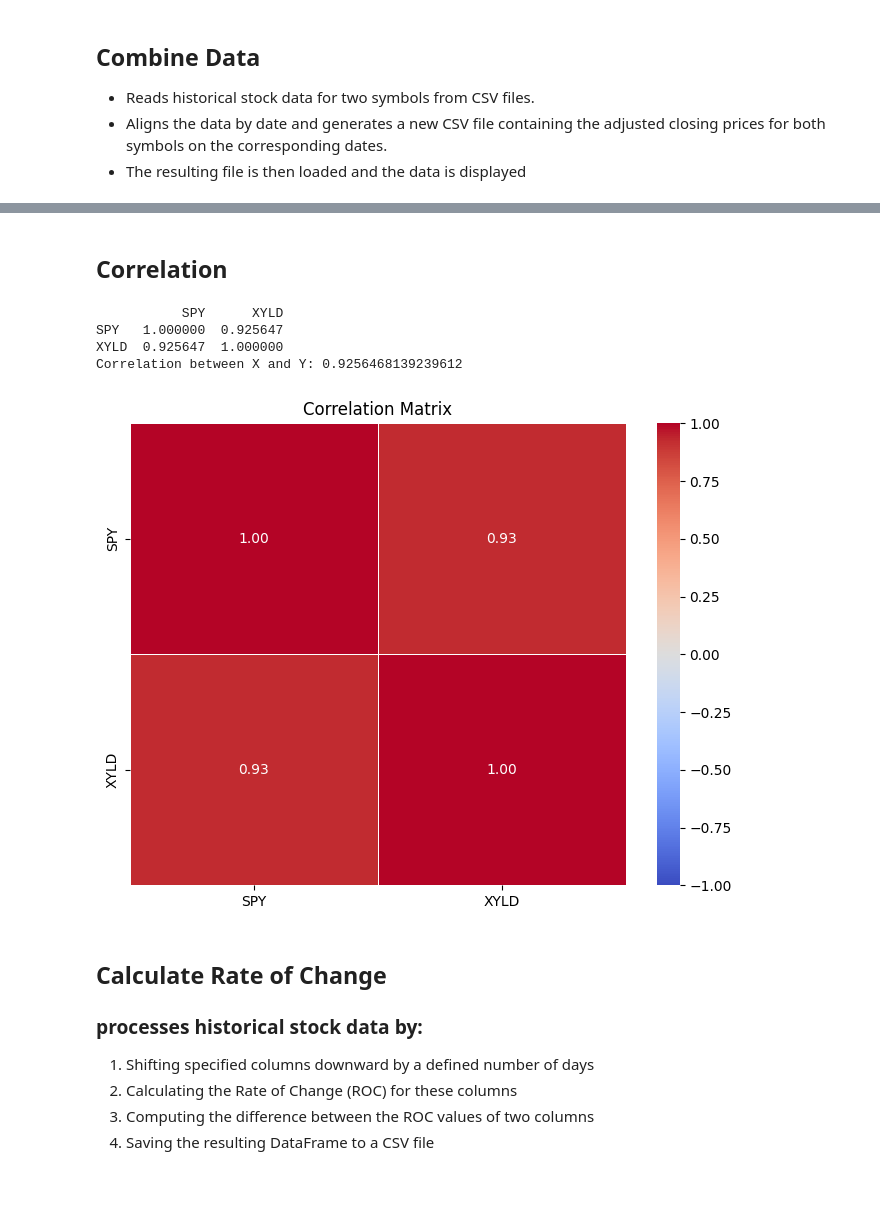
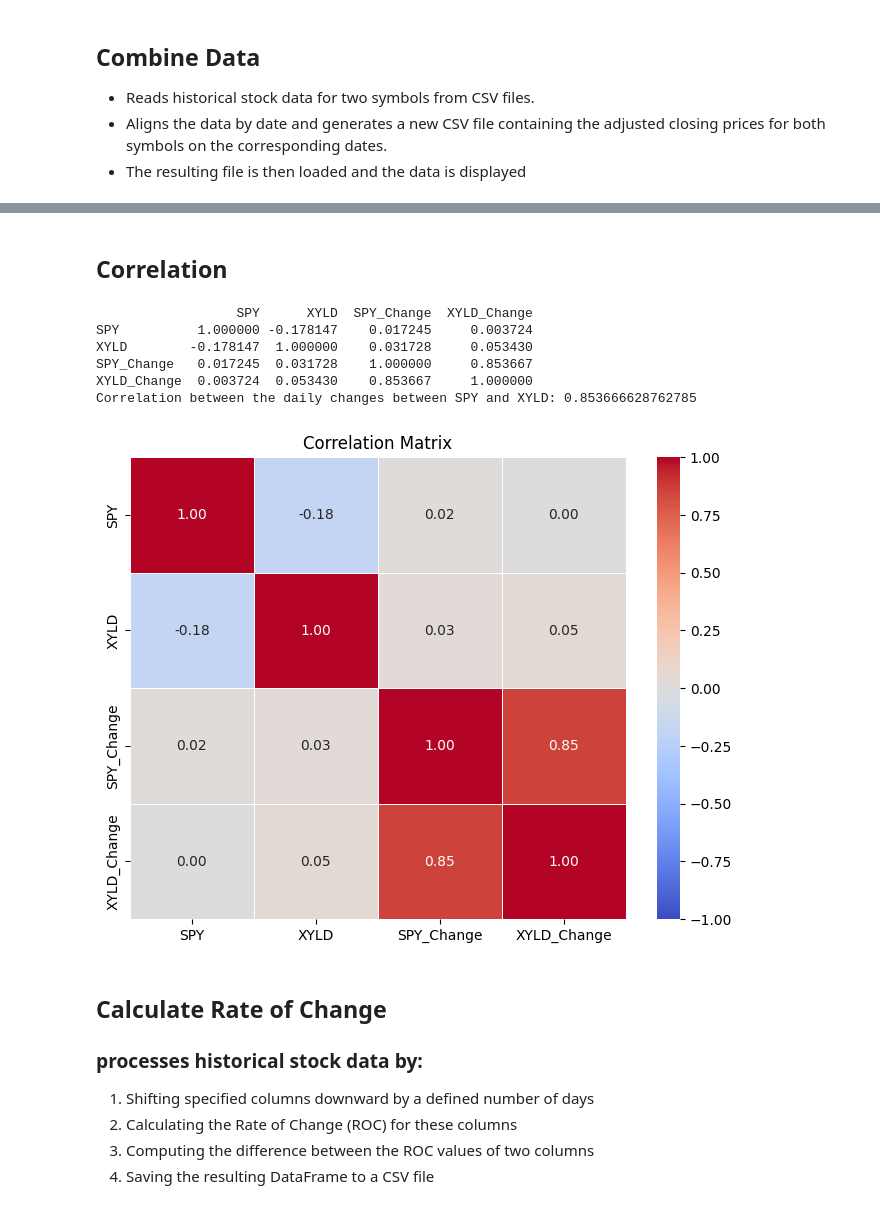
Before and after one commit to frostfyre01/Healthcare-AI, a Jupyter notebook: public/downloads/SPY_Analysis.ipynb, the cells around one changed output, grey strips where cells are left out. Cells and saved outputs as stored; diff of their text form; code cells hidden in the pictures.

```diff
--- a/public/downloads/SPY_Analysis.ipynb
+++ b/public/downloads/SPY_Analysis.ipynb
@@ -136,30 +149,36 @@ File saved
 # %% [markdown]
-## Correlation
+## **Correlation**
 # %%
 import pandas as pd
 import seaborn as sns
 import matplotlib.pyplot as plt
+
+# Calculate daily changes
+df[f'{symbols[0]}_Change'] = df[f'{symbols[0]}'].diff()/df[f'{symbols[0]}']
+df[f'{symbols[1]}_Change'] = df[f'{symbols[1]}'].diff()/df[f'{symbols[1]}']
 
 # Calculate the correlation matrix
 corr_matrix = df.corr(numeric_only=True)
 print(corr_matrix)
 
 # Calculate correlation
-correlation = df[symbols[0]].corr(df[symbols[1]])
-print(f'Correlation between {symbol[0]} and {symbol[1]}: {correlation}')
+correlation = df[f'{symbols[0]}_Change'].corr(df[f'{symbols[1]}_Change'])
+print(f'Correlation between the daily changes between {symbols[0]} and {symbols[1]}: {correlation}')
 
 # Plotting the correlation matrix as a heatmap
 plt.figure(figsize=(8, 6))
 sns.heatmap(corr_matrix, annot=True, cmap='coolwarm', vmin=-1, vmax=1, center=0, fmt='.2f', linewidths=0.5)
 
 plt.title('Correlation Matrix')
 plt.show()
 # %% [output]
-           SPY      XYLD
-SPY   1.000000  0.925647
-XYLD  0.925647  1.000000
-Correlation between X and Y: 0.9256468139239612
+                  SPY      XYLD  SPY_Change  XYLD_Change
+SPY          1.000000 -0.178147    0.017245     0.003724
+XYLD        -0.178147  1.000000    0.031728     0.053430
+SPY_Change   0.017245  0.031728    1.000000     0.853667
+XYLD_Change  0.003724  0.053430    0.853667     1.000000
+Correlation between the daily changes between SPY and XYLD: 0.853666628762785
-[figure, old version]
+[figure, new version]
 # %% [markdown]
 ## **Calculate Rate of Change**
 ### processes historical stock data by:
```
Also changed, not shown: parts of 11 cells of this notebook, 11 other files.
